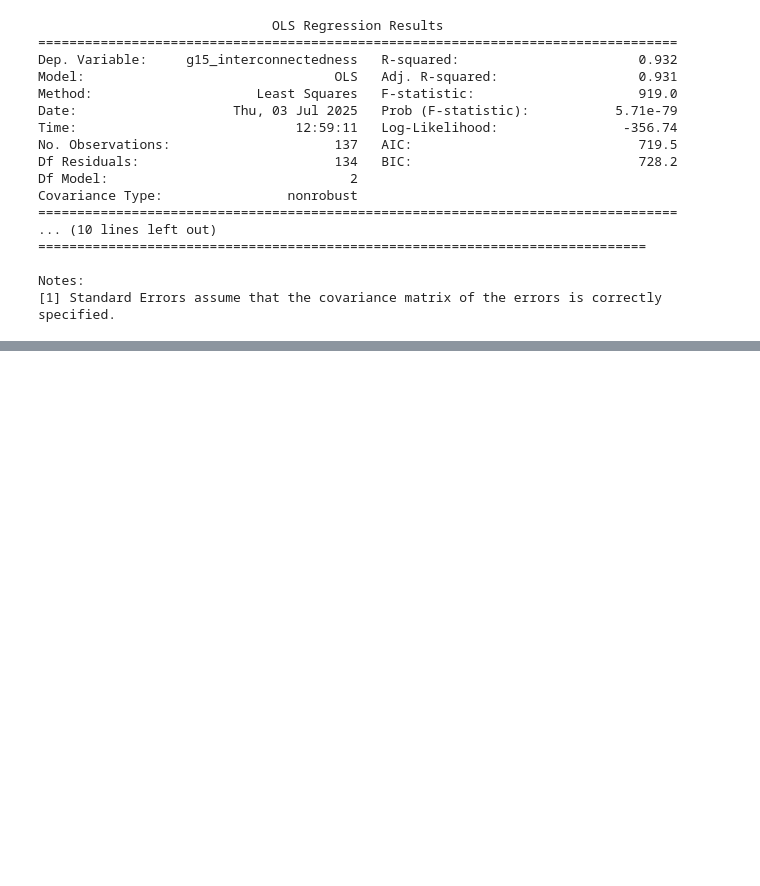
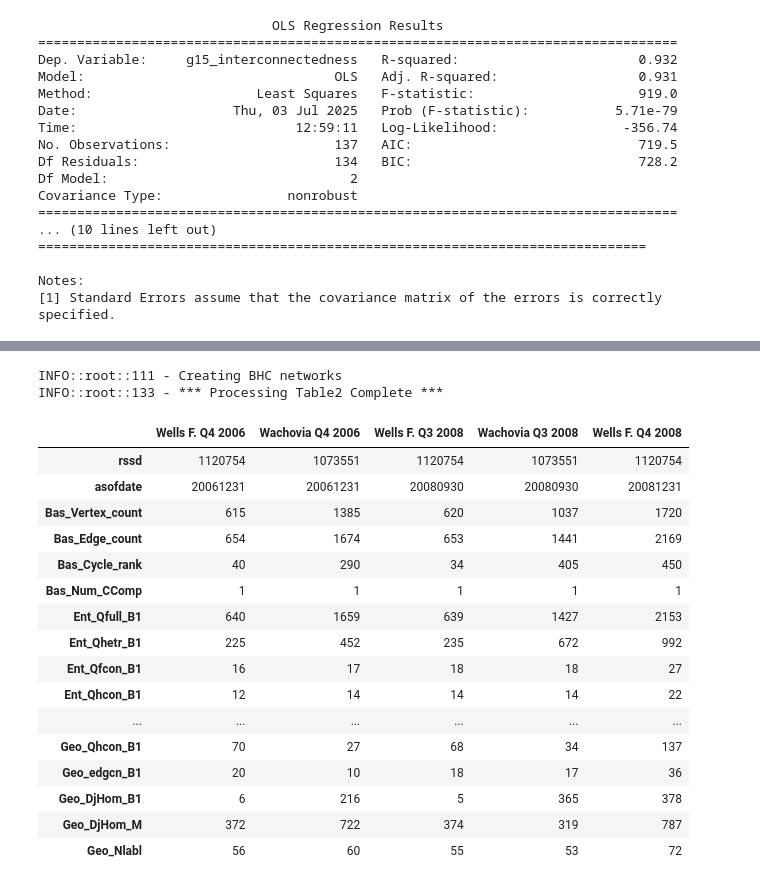
Before and after one commit to FinancialNetworkComplexity/bhccpx, a Jupyter notebook: bhccpx/examples/bhccpx.ipynb, the cells around one changed output, grey strips where cells are left out. Saved outputs shown, nothing was run; the diff lists cells and outputs as text; code cells hidden in the pictures; blank space fills up the shorter version.

```diff
--- a/bhccpx/examples/bhccpx.ipynb
+++ b/bhccpx/examples/bhccpx.ipynb
@@ -271,0 +279,31 @@ Notes:
+# %%
+df = bhc2out.make_wachwells_comparison([
+	(wells_rssd, '20061231'), (wachovia_rssd, '20061231'),
+	(wells_rssd, '20080930'), (wachovia_rssd, '20080930'),
+	(wells_rssd, '20081231'), # (wachovia_rssd, '20101231')
+], config=config).T
+df.columns = [
+	'Wachovia Q4 2006', 'Wachovia Q3 2008', # 'Wachovia Q4 2010',
+	'Wells F. Q4 2006', 'Wells F. Q3 2008', 'Wells F. Q4 2008',
+]
+df[['Wells F. Q4 2006', 'Wachovia Q4 2006', 'Wells F. Q3 2008', 'Wachovia Q3 2008', 'Wells F. Q4 2008']]
+# %% [output]
+INFO::root::111 - Creating BHC networks
+INFO::root::133 - *** Processing Table2 Complete ***
+|  | Wells F. Q4 2006 | Wachovia Q4 2006 | Wells F. Q3 2008 | Wachovia Q3 2008 | Wells F. Q4 2008 |
+| rssd | 1120754 | 1073551 | 1120754 | 1073551 | 1120754 |
+| asofdate | 20061231 | 20061231 | 20080930 | 20080930 | 20081231 |
+| Bas_Vertex_count | 615 | 1385 | 620 | 1037 | 1720 |
+| Bas_Edge_count | 654 | 1674 | 653 | 1441 | 2169 |
+| Bas_Cycle_rank | 40 | 290 | 34 | 405 | 450 |
+| Bas_Num_CComp | 1 | 1 | 1 | 1 | 1 |
+| Ent_Qfull_B1 | 640 | 1659 | 639 | 1427 | 2153 |
+| Ent_Qhetr_B1 | 225 | 452 | 235 | 672 | 992 |
+| Ent_Qfcon_B1 | 16 | 17 | 18 | 18 | 27 |
+| Ent_Qhcon_B1 | 12 | 14 | 14 | 14 | 22 |
+| ... | ... | ... | ... | ... | ... |
+| Geo_Qhcon_B1 | 70 | 27 | 68 | 34 | 137 |
+| Geo_edgcn_B1 | 20 | 10 | 18 | 17 | 36 |
+| Geo_DjHom_B1 | 6 | 216 | 5 | 365 | 378 |
+| Geo_DjHom_M | 372 | 722 | 374 | 319 | 787 |
+| Geo_Nlabl | 56 | 60 | 55 | 53 | 72 |
```
Also changed, not shown: parts of 9 cells of this notebook, 2 other files.
